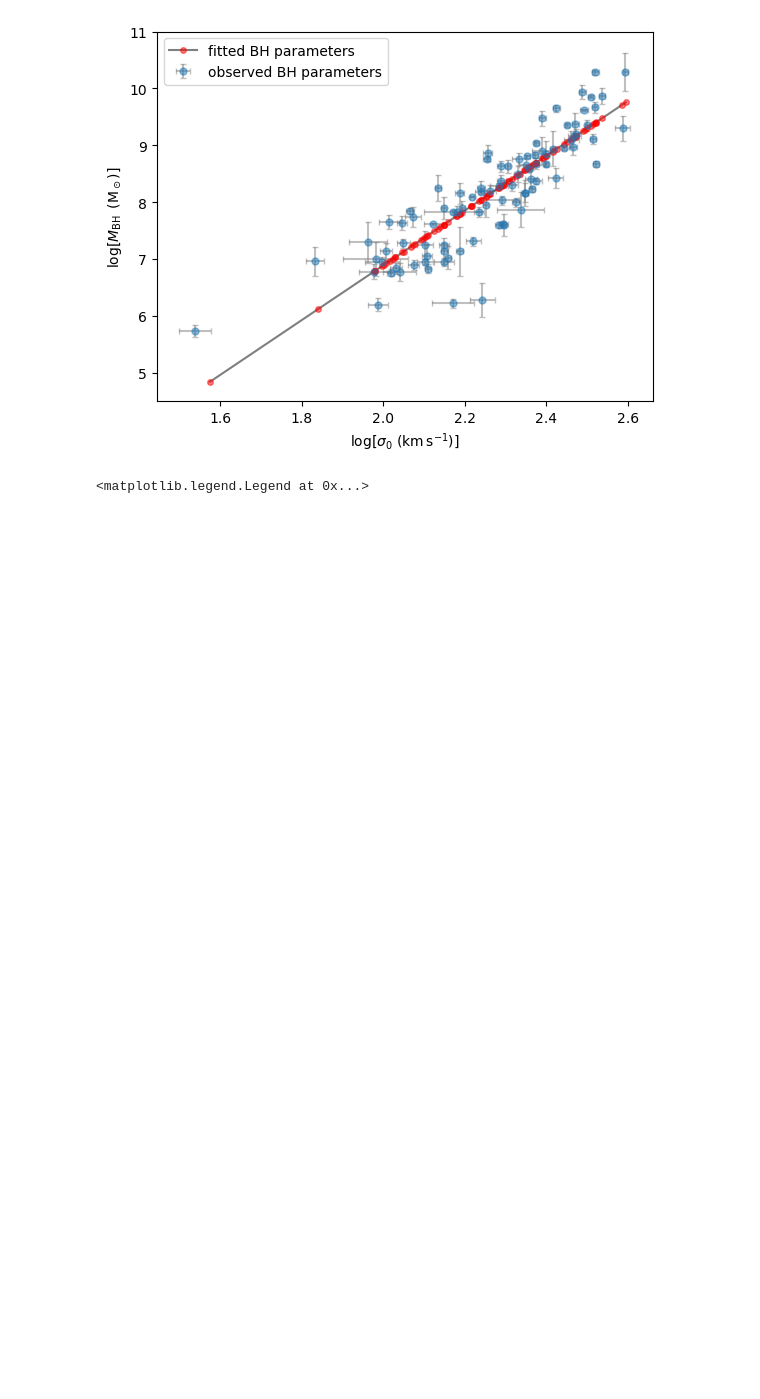
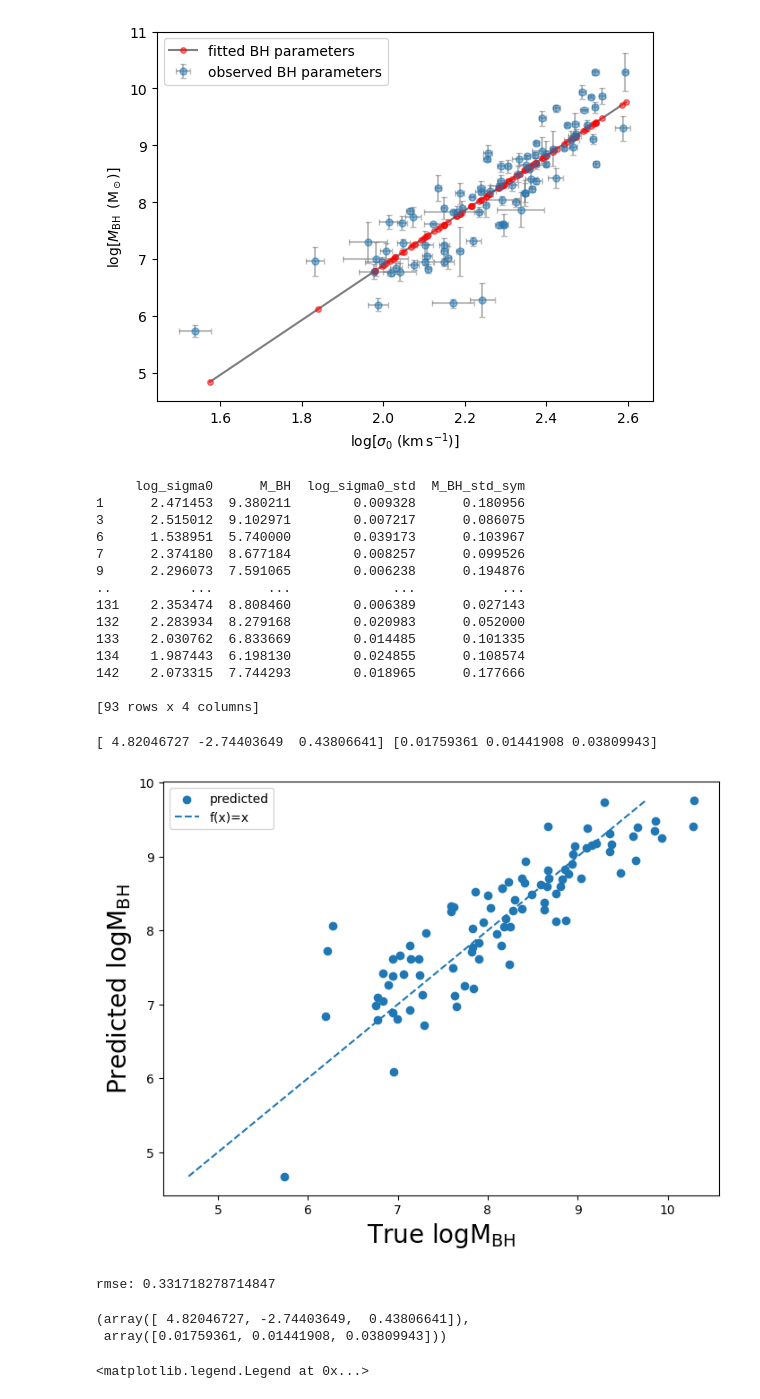
Before and after one commit to ZehaoJin/Ultimate_black_hole_mass_scaling_relations_Symbolic_Regression, a Jupyter notebook: Blackhole_properties/Ultimate_paper/full_fit_0203.ipynb, the cells around one changed output. Cells and saved outputs as stored; diff of their text form; code cells hidden in the pictures; blank space fills up the shorter version.

```diff
--- a/Blackhole_properties/Ultimate_paper/full_fit_0203.ipynb
+++ b/Blackhole_properties/Ultimate_paper/full_fit_0203.ipynb
@@ -355,3 +400,25 @@ plt.ylim(4.5,11)
+# %%
+hyperfit(['log_sigma0'],((4.81, 4.82),(-2.75, -2.73), (1.0e-5, 1.0)),df)
+# %% [output]
+     log_sigma0      M_BH  log_sigma0_std  M_BH_std_sym
+1      2.471453  9.380211        0.009328      0.180956
+3      2.515012  9.102971        0.007217      0.086075
+6      1.538951  5.740000        0.039173      0.103967
+7      2.374180  8.677184        0.008257      0.099526
+9      2.296073  7.591065        0.006238      0.194876
+..          ...       ...             ...           ...
+131    2.353474  8.808460        0.006389      0.027143
+132    2.283934  8.279168        0.020983      0.052000
+133    2.030762  6.833669        0.014485      0.101335
+134    1.987443  6.198130        0.024855      0.108574
+142    2.073315  7.744293        0.018965      0.177666
+
+[93 rows x 4 columns]
+[ 4.82046727 -2.74403649  0.43806641] [0.01759361 0.01441908 0.03809943]
+[figure, added]
+rmse: 0.331718278714847
+(array([ 4.82046727, -2.74403649,  0.43806641]),
+ array([0.01759361, 0.01441908, 0.03809943]))
 # %%
 plt.errorbar(df['log_sigma0'],df['M_BH'],xerr=df['log_sigma0_std'],yerr=df['M_BH_std_sym'],fmt='o',label='data',alpha=0.5)
 plt.scatter(df['log_sigma0'],str2equ(t_eq.iloc[496]['refit_equation'])(df['log_sigma0']),label='old fit',c='r',s=10)
```
Also changed, not shown: parts of 1 cell of this notebook, 12 other files.
